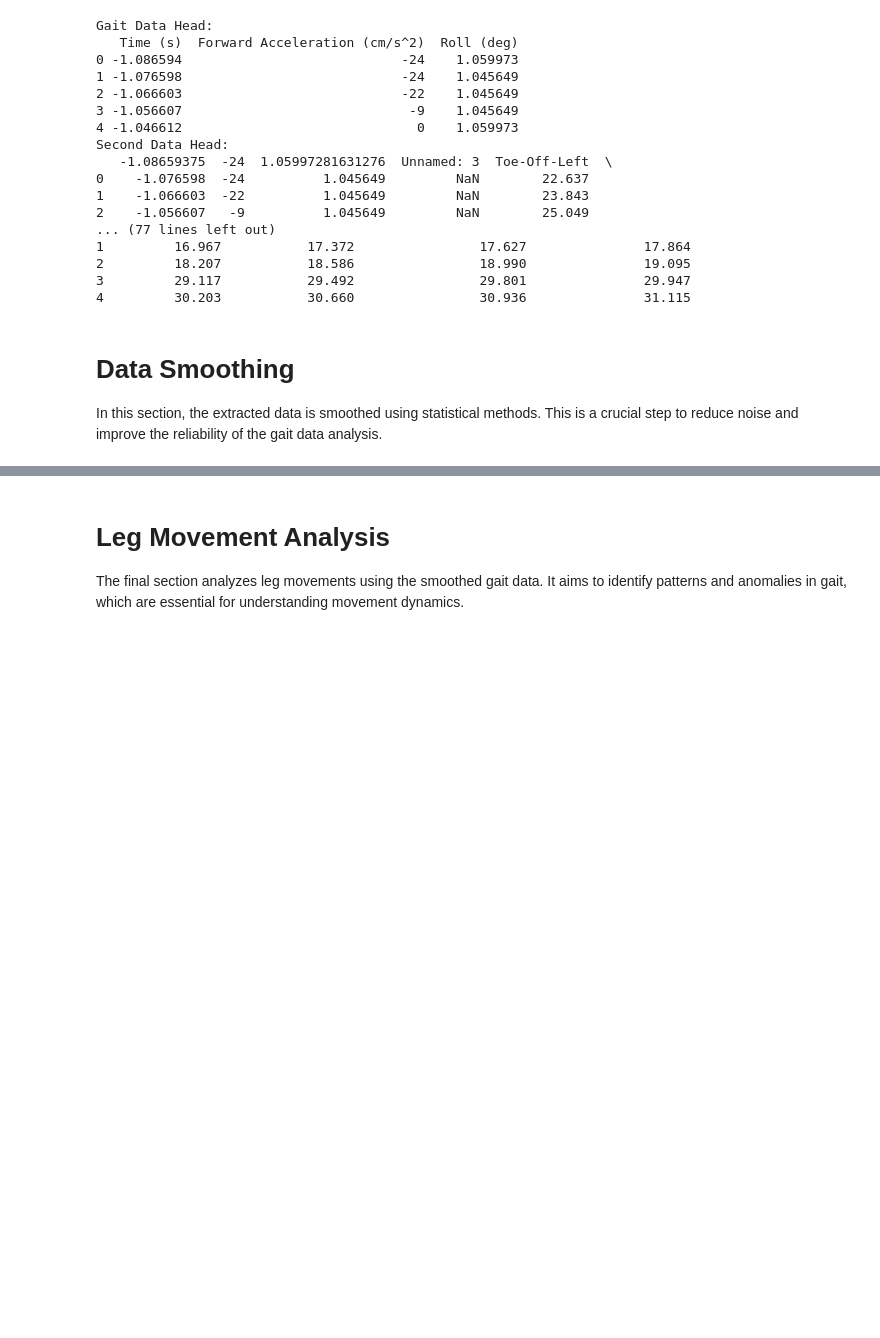
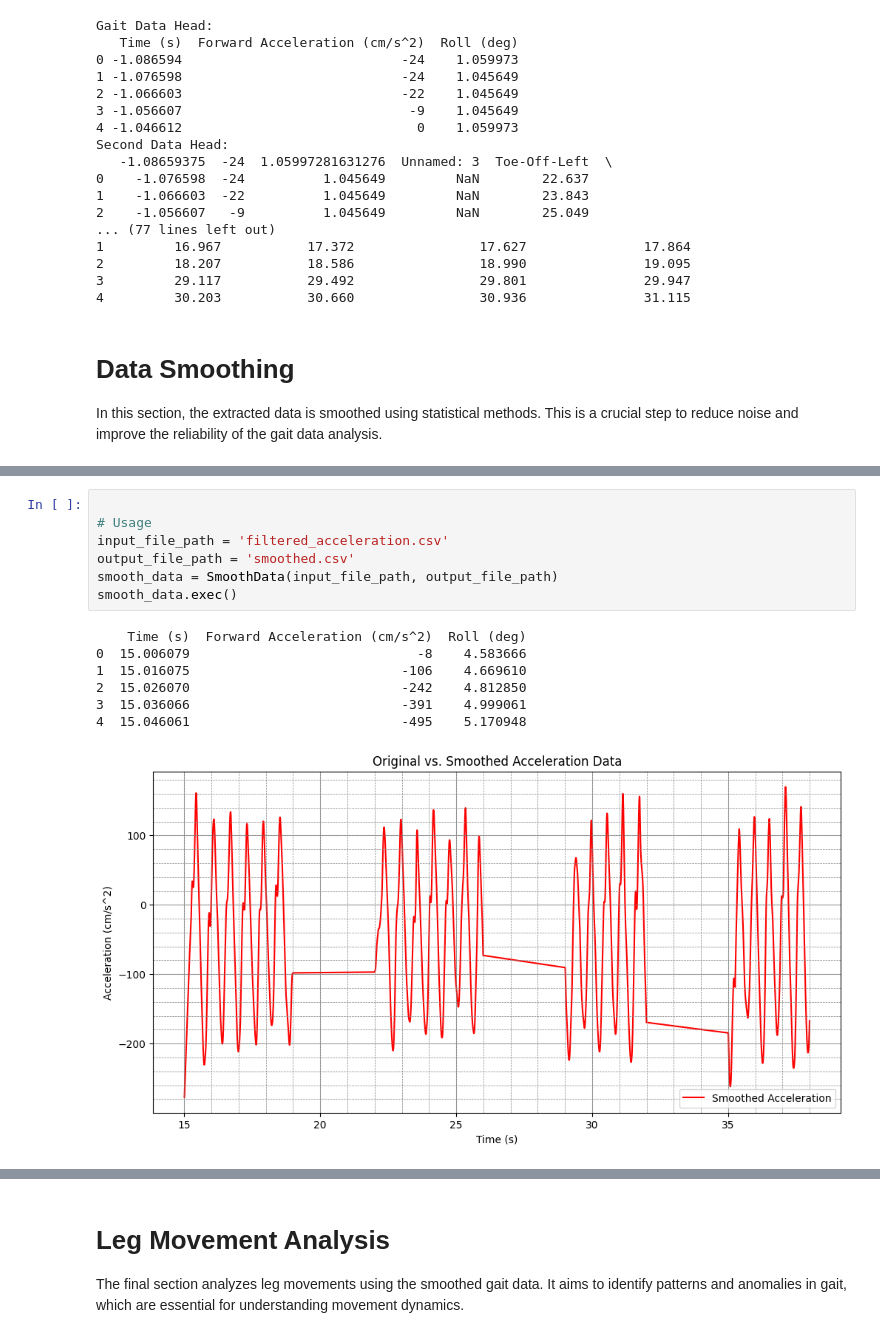
Before and after one commit to BruceRayWilson/homework, a Jupyter notebook: homework.ipynb, the cells around one changed output, grey strips where cells are left out. Drawn from its saved outputs; the diff is of its cells as text; blank space fills up the shorter version.

```diff
--- a/homework.ipynb
+++ b/homework.ipynb
@@ -394,0 +334,15 @@ detect_entries.exec()
+# %%
+
+# Usage
+input_file_path = 'filtered_acceleration.csv'
+output_file_path = 'smoothed.csv'
+smooth_data = SmoothData(input_file_path, output_file_path)
+smooth_data.exec()
+# %% [output]
+    Time (s)  Forward Acceleration (cm/s^2)  Roll (deg)
+0  15.006079                             -8    4.583666
+1  15.016075                           -106    4.669610
+2  15.026070                           -242    4.812850
+3  15.036066                           -391    4.999061
+4  15.046061                           -495    5.170948
+[figure, added]
```
Also changed, not shown: parts of 9 cells of this notebook, 9 other files.
